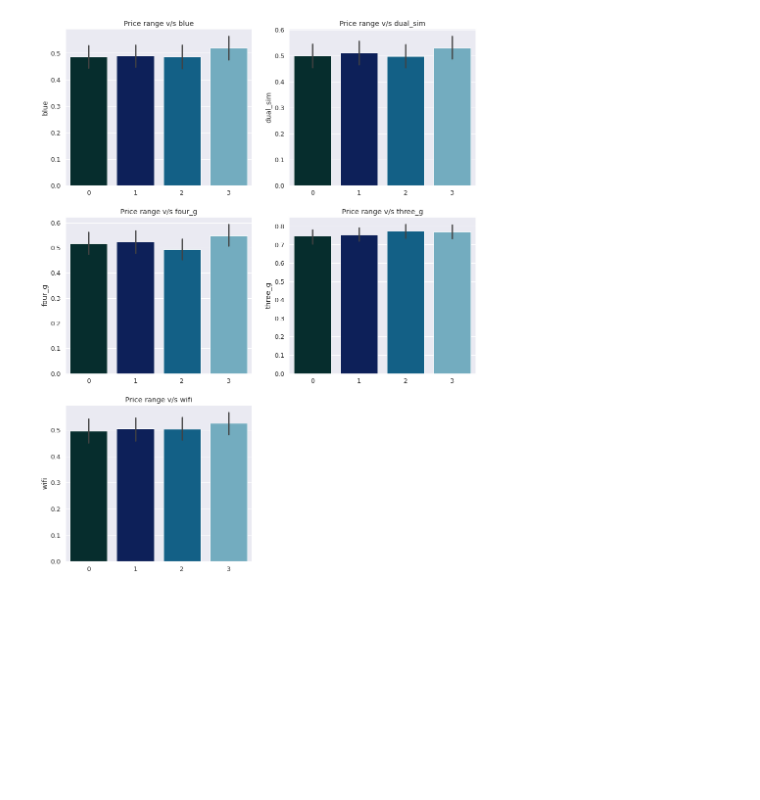
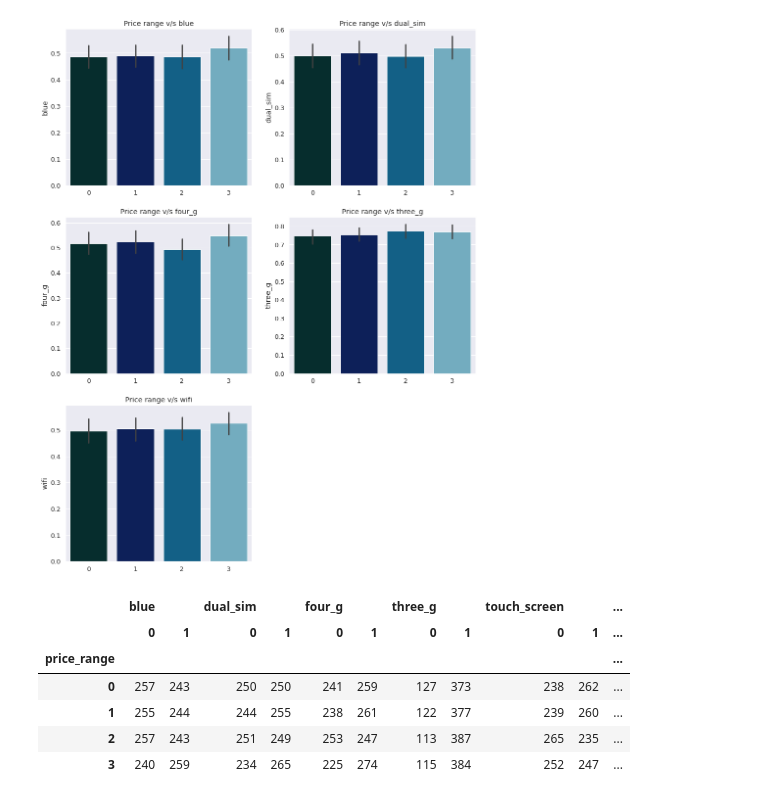
Before and after one commit to Sriharish19/Mobile_price_classification_ml_model, a Jupyter notebook: SH_Mobile_price_range_classification_ml.ipynb, the cells around one changed output. Saved outputs shown, nothing was run; the diff lists cells and outputs as text; code cells hidden in the pictures; blank space fills up the shorter version.

```diff
--- a/SH_Mobile_price_range_classification_ml.ipynb
+++ b/SH_Mobile_price_range_classification_ml.ipynb
@@ -393,0 +397,10 @@ for i in variables:
+# %%
+group_by_price
+# %% [output]
+|  | blue |  | dual_sim |  | four_g |  | three_g |  | touch_screen |  | ... |
+|  | 0 | 1 | 0 | 1 | 0 | 1 | 0 | 1 | 0 | 1 | ... |
+| price_range |  |  |  |  |  |  |  |  |  |  | ... |
+| 0 | 257 | 243 | 250 | 250 | 241 | 259 | 127 | 373 | 238 | 262 | ... |
+| 1 | 255 | 244 | 244 | 255 | 238 | 261 | 122 | 377 | 239 | 260 | ... |
+| 2 | 257 | 243 | 251 | 249 | 253 | 247 | 113 | 387 | 265 | 235 | ... |
+| 3 | 240 | 259 | 234 | 265 | 225 | 274 | 115 | 384 | 252 | 247 | ... |
```
Also changed, not shown: parts of 2 cells of this notebook.
